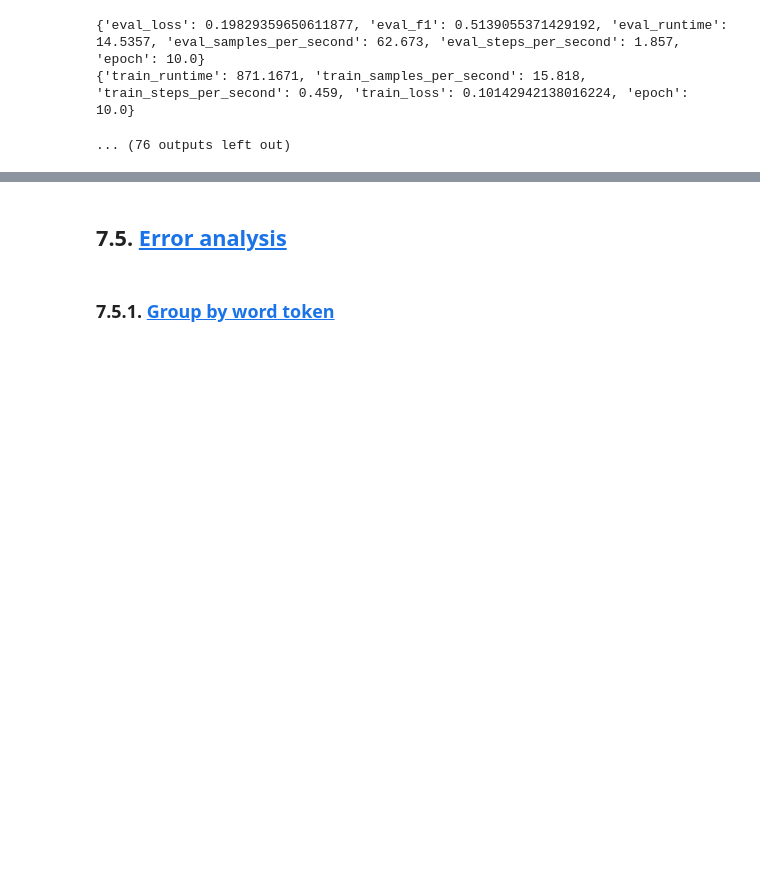
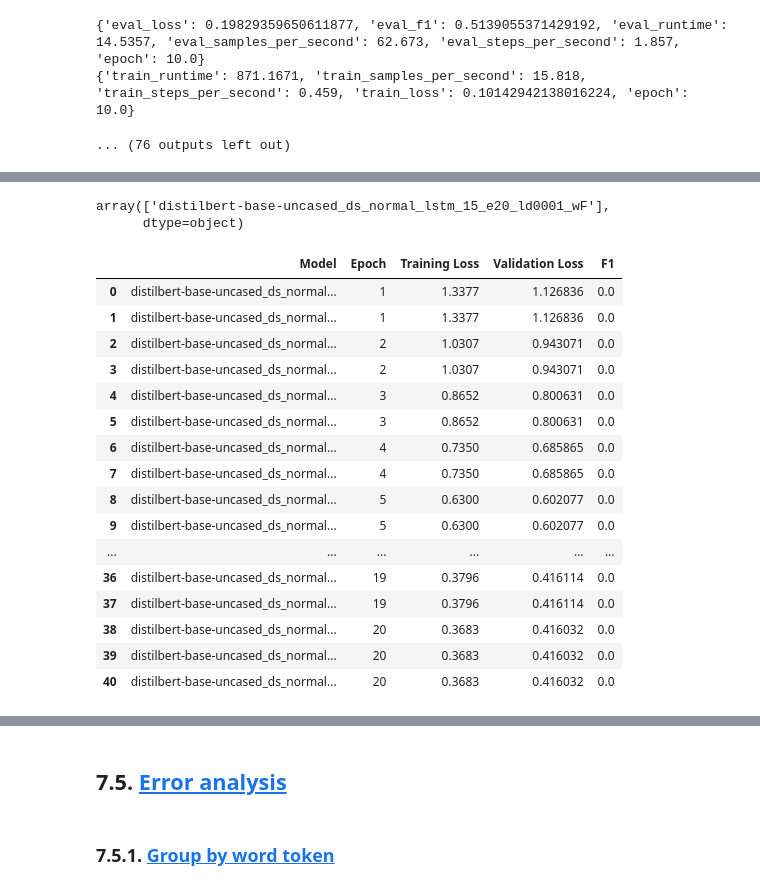
Before and after one commit to tnatvu/SentiLens, a Jupyter notebook: all_together.ipynb, the cells around one changed output, grey strips where cells are left out. Saved outputs shown, nothing was run; the diff lists cells and outputs as text; code cells hidden in the pictures; blank space fills up the shorter version.

Commit message:
more models

```diff
--- a/all_together.ipynb
+++ b/all_together.ipynb
@@ -1368,0 +1390,25 @@ distilbert-base-uncased_ds_down_sample_linear_0_e10_ld01_wF
+# %%
+trainer_res_df['Model'].unique()
+# %% [output]
+array(['distilbert-base-uncased_ds_normal_lstm_15_e20_ld0001_wF'],
+      dtype=object)
+# %%
+trainer_res_df[['Model','Epoch','Training Loss','Validation Loss','F1']].sort_values(by=['Model','Epoch'])
+# %% [output]
+|  | Model | Epoch | Training Loss | Validation Loss | F1 |
+| 0 | distilbert-base-uncased_ds_normal... | 1 | 1.3377 | 1.126836 | 0.0 |
+| 1 | distilbert-base-uncased_ds_normal... | 1 | 1.3377 | 1.126836 | 0.0 |
+| 2 | distilbert-base-uncased_ds_normal... | 2 | 1.0307 | 0.943071 | 0.0 |
+| 3 | distilbert-base-uncased_ds_normal... | 2 | 1.0307 | 0.943071 | 0.0 |
+| 4 | distilbert-base-uncased_ds_normal... | 3 | 0.8652 | 0.800631 | 0.0 |
+| 5 | distilbert-base-uncased_ds_normal... | 3 | 0.8652 | 0.800631 | 0.0 |
+| 6 | distilbert-base-uncased_ds_normal... | 4 | 0.7350 | 0.685865 | 0.0 |
+| 7 | distilbert-base-uncased_ds_normal... | 4 | 0.7350 | 0.685865 | 0.0 |
+| 8 | distilbert-base-uncased_ds_normal... | 5 | 0.6300 | 0.602077 | 0.0 |
+| 9 | distilbert-base-uncased_ds_normal... | 5 | 0.6300 | 0.602077 | 0.0 |
+| ... | ... | ... | ... | ... | ... |
+| 36 | distilbert-base-uncased_ds_normal... | 19 | 0.3796 | 0.416114 | 0.0 |
+| 37 | distilbert-base-uncased_ds_normal... | 19 | 0.3796 | 0.416114 | 0.0 |
+| 38 | distilbert-base-uncased_ds_normal... | 20 | 0.3683 | 0.416032 | 0.0 |
+| 39 | distilbert-base-uncased_ds_normal... | 20 | 0.3683 | 0.416032 | 0.0 |
+| 40 | distilbert-base-uncased_ds_normal... | 20 | 0.3683 | 0.416032 | 0.0 |
```
Also changed, not shown: parts of 3 cells of this notebook.
